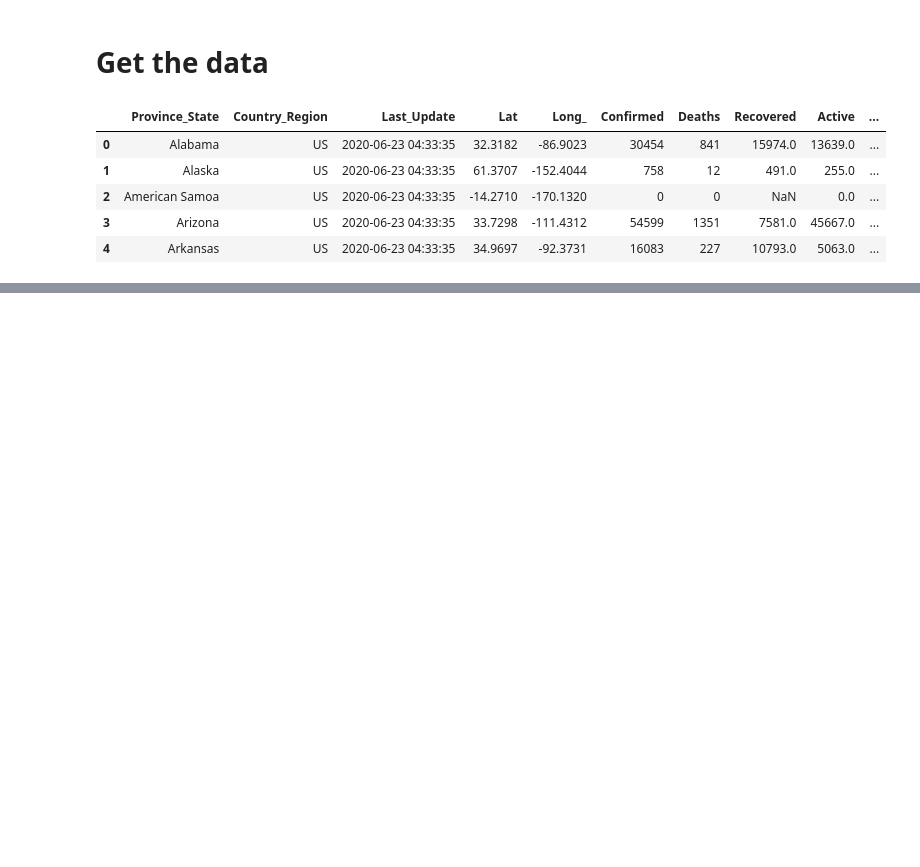
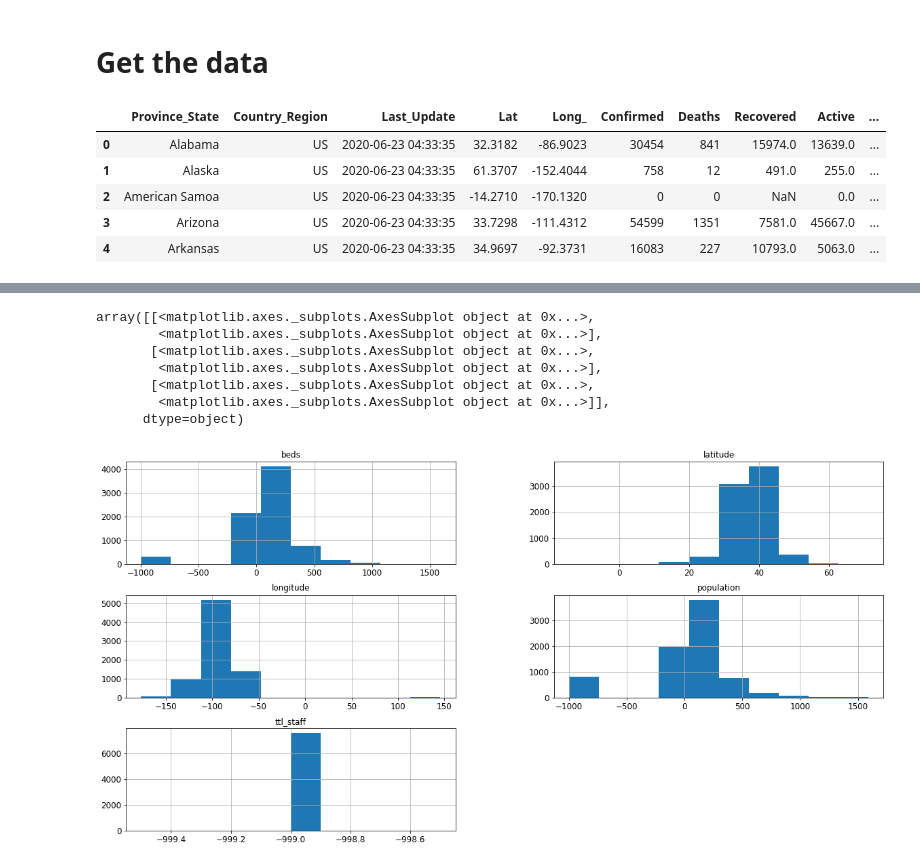
Before and after one commit to PeterFlaming/COVID-19, a Jupyter notebook: COVID-19_US_Cases.ipynb, the cells around one changed output, grey strips where cells are left out. Drawn from its saved outputs; the diff is of its cells as text; code cells hidden in the pictures; blank space fills up the shorter version.

```diff
--- a/COVID-19_US_Cases.ipynb
+++ b/COVID-19_US_Cases.ipynb
@@ -117,0 +261,3 @@ hospitals.head()
+# %%
+hospitals_subset = hospitals[["STATE", "COUNTY", "STATUS", "POPULATION", "LATITUDE", "LONGITUDE", "TTL_STAFF", "BEDS"]]
+hospitals_subset.head()
@@ -117,0 +271,3 @@ hospitals.head()
+# %%
+# Map the lowering function to all column names
+hospitals_subset.columns = map(str.lower, hospitals_subset.columns)
@@ -117,0 +286,11 @@ hospitals.head()
+# %%
+hospitals_subset.hist()
+# %% [output]
+array([[<matplotlib.axes._subplots.AxesSubplot object at 0x...>,
+        <matplotlib.axes._subplots.AxesSubplot object at 0x...>],
+       [<matplotlib.axes._subplots.AxesSubplot object at 0x...>,
+        <matplotlib.axes._subplots.AxesSubplot object at 0x...>],
+       [<matplotlib.axes._subplots.AxesSubplot object at 0x...>,
+        <matplotlib.axes._subplots.AxesSubplot object at 0x...>]],
+      dtype=object)
+[figure, added]
```
Also changed, not shown: parts of 45 cells of this notebook, 8 other files.
